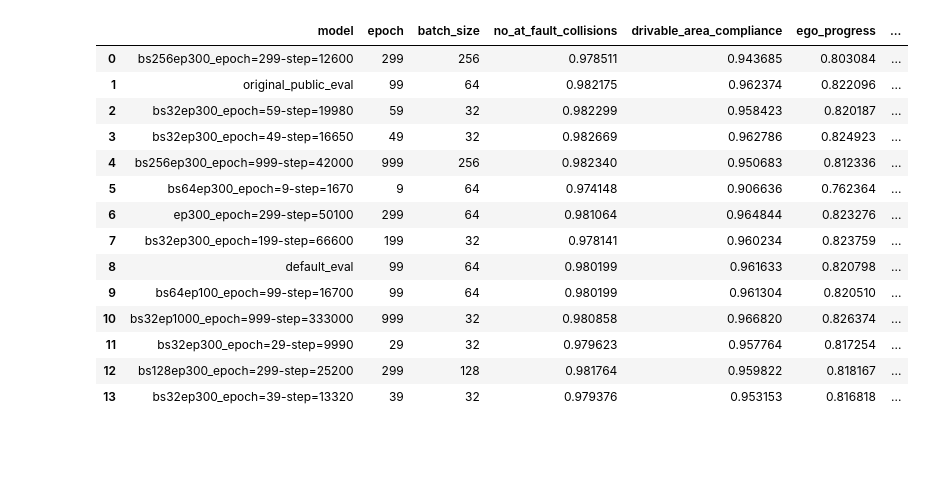
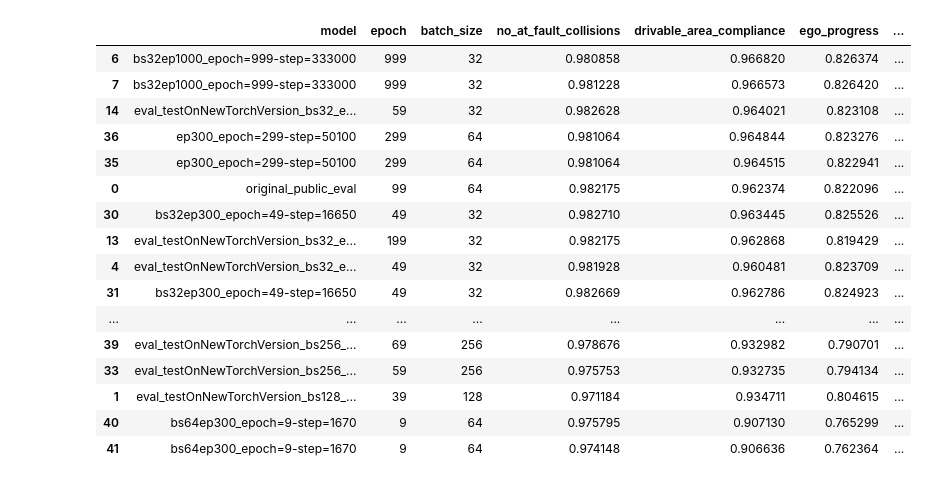
Before and after one commit to mr-d-self-driving/DiffusionDrive, a Jupyter notebook: notebooks/evaluation/compare_eval.ipynb, the cells around one changed output. Saved outputs shown, nothing was run; the diff lists cells and outputs as text; code cells hidden in the pictures; blank space fills up the shorter version.

```diff
--- a/notebooks/evaluation/compare_eval.ipynb
+++ b/notebooks/evaluation/compare_eval.ipynb
@@ -3,8 +3,10 @@ from pathlib import Path
 import pandas as pd
 from typing import List
 # %%
-base_path = Path("/workspace/DiffusionDrive/navsim_workspace/exp")
+base_path = Path("/workspace/navsim_workspace/exp")
 csv_paths = list(base_path.rglob("*.csv"))
 csv_paths = [p for p in csv_paths if "eval" in str(p)]
+if not csv_paths:
+    raise ValueError("No CSV files found in the specified directory.")
 csv_paths
 # %% [output]
@@ -27,44 +32,48 @@ def compare_result(paths: List[Path]):
     df_lst = []
     names_lst = []
     for path in paths:
         df_lst.append(pd.read_csv(path).iloc[-1:,3:])
         names_lst.append(path.parents[1].name)
     df = pd.concat(df_lst, keys=names_lst)
     df = df.reset_index(names=["model", "index"]).drop(columns=["index"])
 
     # Extract epoch from model name
     epoch_col = df["model"].str.extract(r'epoch=(\d+)')
     df.insert(1, "epoch", epoch_col)
     # The default value for epoch is 99
     df["epoch"] = df["epoch"].fillna(99)
     df["epoch"] = df["epoch"].astype(int)
 
     # Extract batch size from model name
     batch_size_col = df["model"].str.extract(r'bs(\d+)')
     df.insert(2, "batch_size", batch_size_col)
     # The default value for batch size is 64
     df["batch_size"] = df["batch_size"].fillna(64)
     df["batch_size"] = df["batch_size"].astype(int)
 
     df["model"] = df["model"].str.replace("eval_diffusiondrive_agent_default_", '')
     df["model"] = df["model"].str.replace("diffusiondrive_agent_", '')
 
+    df = df.sort_values(by=["score", "epoch", "batch_size"], ascending=[False, True, True])
+
 
     return df.style.highlight_max(color='purple', axis=0)
 compare_result(csv_paths)
 # %% [output]
 |  | model | epoch | batch_size | no_at_fault_collisions | drivable_area_compliance | ego_progress | ... |
-| 0 | bs256ep300_epoch=299-step=12600 | 299 | 256 | 0.978511 | 0.943685 | 0.803084 | ... |
-| 1 | original_public_eval | 99 | 64 | 0.982175 | 0.962374 | 0.822096 | ... |
-| 2 | bs32ep300_epoch=59-step=19980 | 59 | 32 | 0.982299 | 0.958423 | 0.820187 | ... |
-| 3 | bs32ep300_epoch=49-step=16650 | 49 | 32 | 0.982669 | 0.962786 | 0.824923 | ... |
-| 4 | bs256ep300_epoch=999-step=42000 | 999 | 256 | 0.982340 | 0.950683 | 0.812336 | ... |
-| 5 | bs64ep300_epoch=9-step=1670 | 9 | 64 | 0.974148 | 0.906636 | 0.762364 | ... |
-| 6 | ep300_epoch=299-step=50100 | 299 | 64 | 0.981064 | 0.964844 | 0.823276 | ... |
-| 7 | bs32ep300_epoch=199-step=66600 | 199 | 32 | 0.978141 | 0.960234 | 0.823759 | ... |
-| 8 | default_eval | 99 | 64 | 0.980199 | 0.961633 | 0.820798 | ... |
-| 9 | bs64ep100_epoch=99-step=16700 | 99 | 64 | 0.980199 | 0.961304 | 0.820510 | ... |
-| 10 | bs32ep1000_epoch=999-step=333000 | 999 | 32 | 0.980858 | 0.966820 | 0.826374 | ... |
-| 11 | bs32ep300_epoch=29-step=9990 | 29 | 32 | 0.979623 | 0.957764 | 0.817254 | ... |
-| 12 | bs128ep300_epoch=299-step=25200 | 299 | 128 | 0.981764 | 0.959822 | 0.818167 | ... |
-| 13 | bs32ep300_epoch=39-step=13320 | 39 | 32 | 0.979376 | 0.953153 | 0.816818 | ... |
+| 6 | bs32ep1000_epoch=999-step=333000 | 999 | 32 | 0.980858 | 0.966820 | 0.826374 | ... |
+| 7 | bs32ep1000_epoch=999-step=333000 | 999 | 32 | 0.981228 | 0.966573 | 0.826420 | ... |
+| 14 | eval_testOnNewTorchVersion_bs32_e... | 59 | 32 | 0.982628 | 0.964021 | 0.823108 | ... |
+| 36 | ep300_epoch=299-step=50100 | 299 | 64 | 0.981064 | 0.964844 | 0.823276 | ... |
+| 35 | ep300_epoch=299-step=50100 | 299 | 64 | 0.981064 | 0.964515 | 0.822941 | ... |
+| 0 | original_public_eval | 99 | 64 | 0.982175 | 0.962374 | 0.822096 | ... |
+| 30 | bs32ep300_epoch=49-step=16650 | 49 | 32 | 0.982710 | 0.963445 | 0.825526 | ... |
+| 13 | eval_testOnNewTorchVersion_bs32_e... | 199 | 32 | 0.982175 | 0.962868 | 0.819429 | ... |
+| 4 | eval_testOnNewTorchVersion_bs32_e... | 49 | 32 | 0.981928 | 0.960481 | 0.823709 | ... |
+| 31 | bs32ep300_epoch=49-step=16650 | 49 | 32 | 0.982669 | 0.962786 | 0.824923 | ... |
+| ... | ... | ... | ... | ... | ... | ... | ... |
+| 39 | eval_testOnNewTorchVersion_bs256_... | 69 | 256 | 0.978676 | 0.932982 | 0.790701 | ... |
+| 33 | eval_testOnNewTorchVersion_bs256_... | 59 | 256 | 0.975753 | 0.932735 | 0.794134 | ... |
+| 1 | eval_testOnNewTorchVersion_bs128_... | 39 | 128 | 0.971184 | 0.934711 | 0.804615 | ... |
+| 40 | bs64ep300_epoch=9-step=1670 | 9 | 64 | 0.975795 | 0.907130 | 0.765299 | ... |
+| 41 | bs64ep300_epoch=9-step=1670 | 9 | 64 | 0.974148 | 0.906636 | 0.762364 | ... |
```
Also changed, not shown: parts of 1 cell of this notebook.
